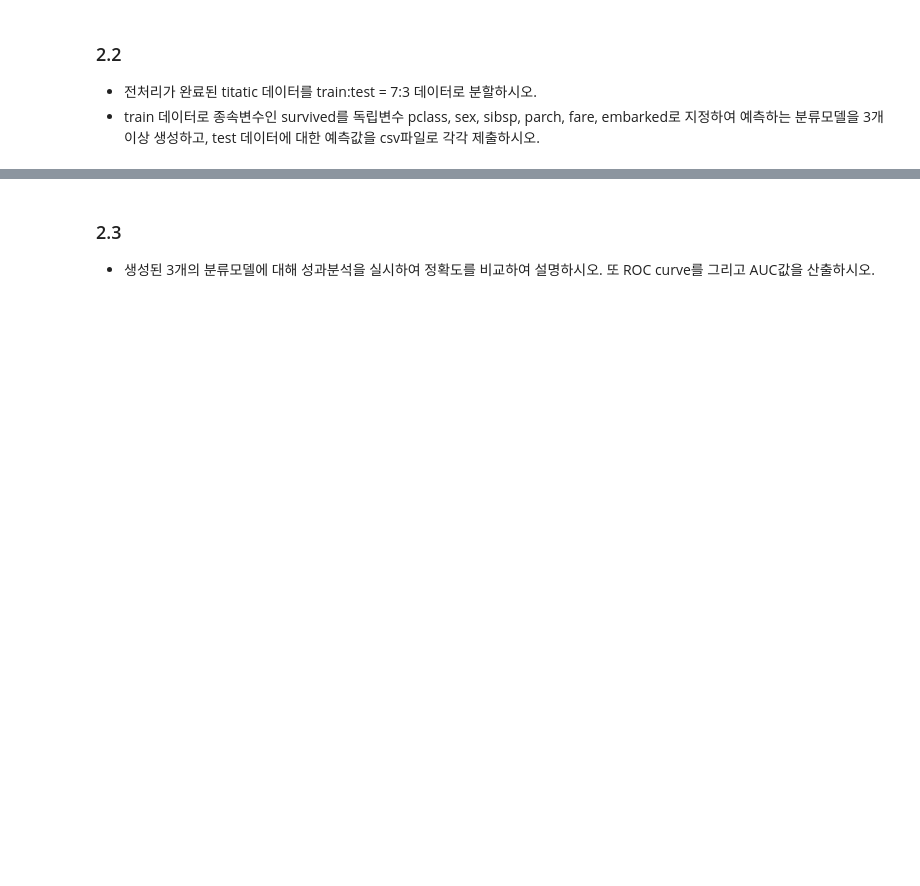
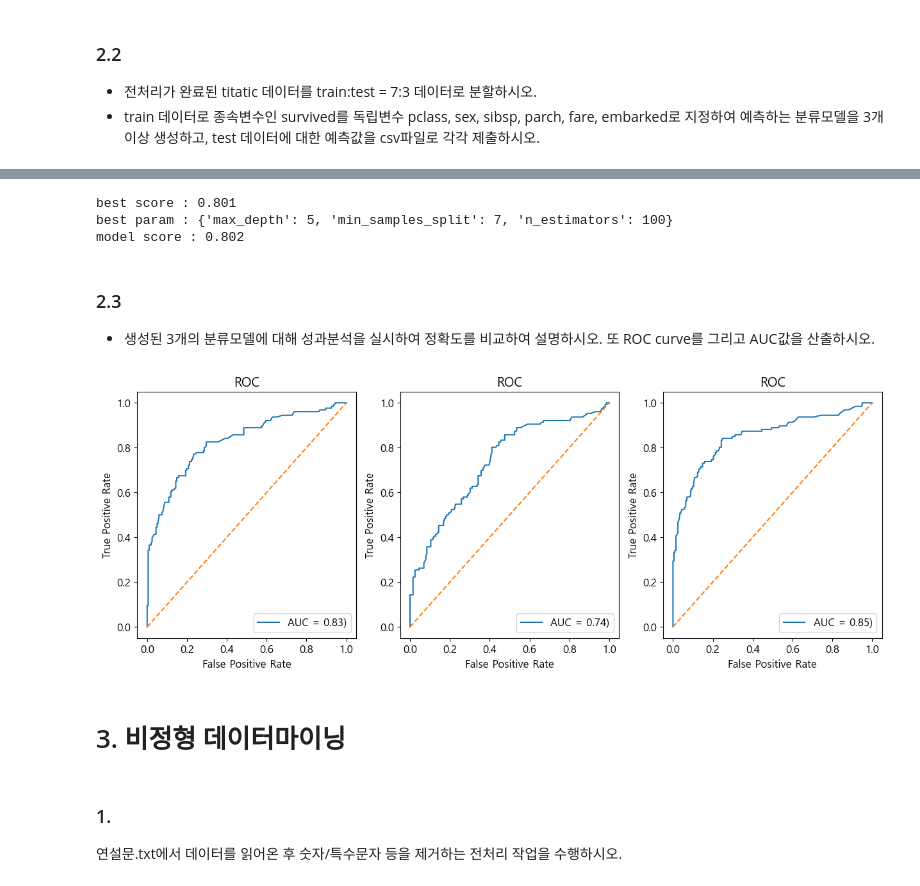
Before and after one commit to blueage98/adp_work, a Jupyter notebook: ADP-실기-R/모의고사 2회/모의고사 2회 연습.ipynb, the cells around one changed output, grey strips where cells are left out. Saved outputs shown, nothing was run; the diff lists cells and outputs as text; code cells hidden in the pictures; blank space fills up the shorter version.

```diff
--- a/ADP-실기-R/모의고사 2회/모의고사 2회 연습.ipynb
+++ b/ADP-실기-R/모의고사 2회/모의고사 2회 연습.ipynb
@@ -190,3 +274,11 @@ durbin-watson stats 0.750
 ### 2.2
 - 전처리가 완료된 titatic 데이터를 train:test = 7:3 데이터로 분할하시오.
 - train 데이터로 종속변수인 survived를 독립변수 pclass, sex, sibsp, parch, fare, embarked로 지정하여 예측하는 분류모델을 3개 이상 생성하고, test 데이터에 대한 예측값을 csv파일로 각각 제출하시오.
+# %%
+from sklearn.model_selection import train_test_split, StratifiedKFold, GridSearchCV
+from sklearn.linear_model import LogisticRegression
+
+X = data[['pclass', 'sex', 'sibsp', 'parch', 'fare', 'embarked']]
+y = data.survived
+
+X_train, X_test, y_train, y_test = train_test_split(X, y)
@@ -193,5 +334,69 @@ durbin-watson stats 0.750
+# %%
+# ------------------------------------------------------------
+# RandomForestClassifier 적용
+# ------------------------------------------------------------
+from sklearn.ensemble import RandomForestClassifier
+
+skFold = StratifiedKFold(n_splits=3, shuffle=True)
+model_rfc = RandomForestClassifier()
+param_rfc = {'max_depth':[5, 7, 9], 'n_estimators':[70, 100, 200], 'min_samples_split':[5, 7, 9]}
+cv = GridSearchCV(model_rfc, param_rfc, cv=skFold)
+
+cv.fit(X, y)
+
+print('best score : {:.3f}'.format(cv.best_score_))
+print('best param : {}'.format(cv.best_params_))
+
+model_rfc = RandomForestClassifier(n_estimators=100, max_depth=7, min_samples_split=5)
+model_rfc.fit(X_train, y_train)
+print('model score : {:.3f}'.format(model_rfc.score(X_test, y_test)))
+
+pred_rfc = model_rfc.predict(X_test)
+predprob_rfc = model_rfc.predict_proba(X_test)
+# %% [output]
+best score : 0.801
+best param : {'max_depth': 5, 'min_samples_split': 7, 'n_estimators': 100}
+model score : 0.802
+# %%
+pred = pd.DataFrame({'LogisticRegression':pred_lr, 'SupportVectorMachine':pred_svm, 'RandomForest':pred_rfc})
+pred.to_csv('classifier_predict.csv')
 # %% [markdown]
 ### 2.3
 - 생성된 3개의 분류모델에 대해 성과분석을 실시하여 정확도를 비교하여 설명하시오. 또 ROC curve를 그리고 AUC값을 산출하시오.
 # %%
-2.3
+from sklearn.metrics import roc_curve, auc
+
+# 확률이 몇 %이상이면 양성으로 볼 것인가?
+# 확률 기준값을 낮추면 낮출수록, 양성인데 음성이라고 말하는 False-Postive가 올라가고,
+# 확률 기준값을 높이면 높일수록, 음성인데 양성이라고 말하는 False-Negative가 올라갈 것이다.
+
+# 세로축인 TPR은 실제 양성인 것 중 양성 판단의 비율
+    # 모델이 잘 분류했다고 가정할 때,
+        # 기준을 낮추면 어지간하면 다 양성 판단할 것이므로 비율이 높을 것이고,
+        # 기준을 높이면 높일수록 양성인 데 음성보고할 확률이 높아지므로 TPR이 떨어진다.
+        # 그런데 잘 분류되었다면 분포 상 높은 확률 쪽에 몰려있을 것이므로 떨어지는 각도가 가파르다.
+# 가로축인 FPR은 실제 음성인 것 중 양성 판단의 비율
+
+def plot_roc_curve(ax, y, pred):
+    # ROC 커브를 그리기 위해서 roc_curve 함수를 사용한다
+    fpr, tpr, _ = roc_curve(y_test, pred)
+
+    # AUC 계산하기
+    roc_auc = auc(fpr, tpr)
+
+    ax.plot(fpr, tpr, label='AUC = %0.2f)' % roc_auc)
+    ax.plot([0, 1], [0, 1], linestyle='--')
+    ax.set_xlabel('False Positive Rate')
+    ax.set_ylabel('True Positive Rate')
+    ax.set_title('ROC')
+    ax.legend(loc="lower right")
+# %%
+fig, ax = plt.subplots(1, 3, figsize=(15, 5))
+
+plot_roc_curve(ax[0], y_test, predprob_lr[:,1])
+plot_roc_curve(ax[1], y_test, predprob_svm[:,1])
+plot_roc_curve(ax[2], y_test, predprob_rfc[:,1])
+# %% [output]
+[figure, added]
+# %% [markdown]
+# 3. 비정형 데이터마이닝
@@ -197,0 +415,3 @@ durbin-watson stats 0.750
+# %% [markdown]
+### 1.
+연설문.txt에서 데이터를 읽어온 후 숫자/특수문자 등을 제거하는 전처리 작업을 수행하시오.
```
Also changed, not shown: parts of 14 cells of this notebook, 3 other files.
